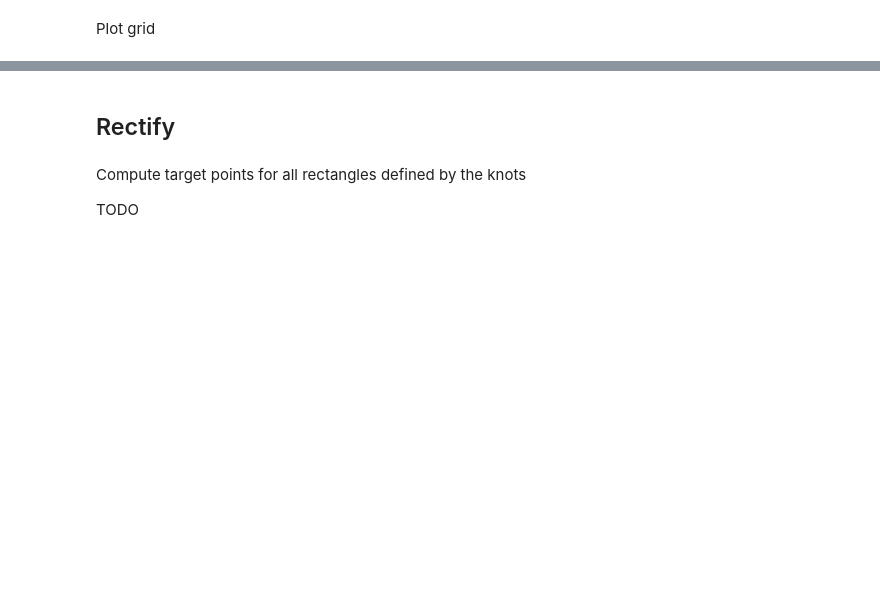
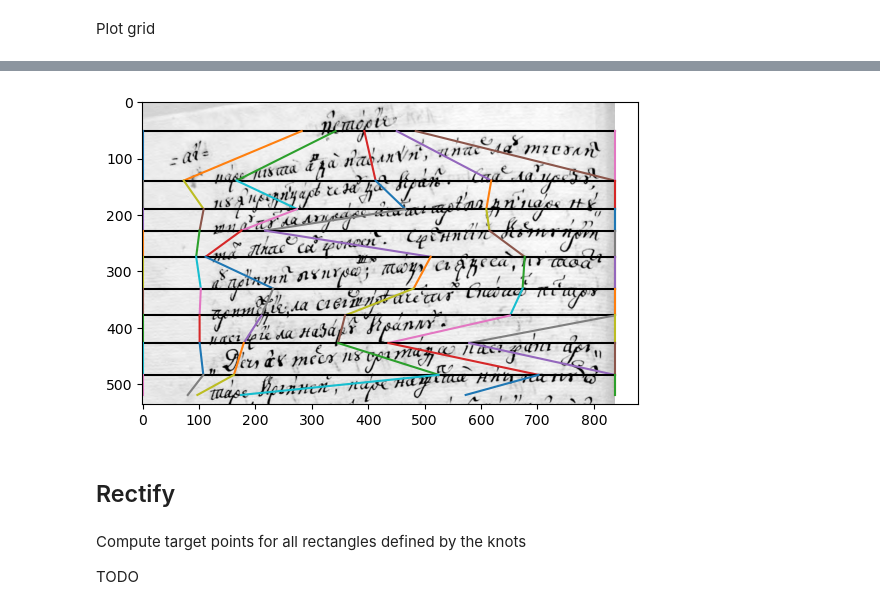
Before and after one commit to nikcleju/RowRectification, a Jupyter notebook: Ideea1_FilterAndRidge.ipynb, the cells around one changed output, grey strips where cells are left out. Saved outputs shown, nothing was run; the diff lists cells and outputs as text; code cells hidden in the pictures; blank space fills up the shorter version.

```diff
--- a/Ideea1_FilterAndRidge.ipynb
+++ b/Ideea1_FilterAndRidge.ipynb
@@ -285,0 +294,20 @@ plt.show()
+# %%
+# Compute target coordinates
+# Horizontal line
+target_knots_y_all = [[knots_y[0]]*len(knots_y)  for knots_y in knots_y_all]
+
+# According to lengths
+ridge_length = []
+for xs, ys in zip(knots_all, knots_y_all):
+     ridge_length.append(sum([np.linalg.norm(np.array(p2)-np.array(p1)) for p1, p2 in pairwise(zip(xs, ys))]))
+ridge_length
+
+ridge_cum_length = []
+for xs, ys in zip(knots_all, knots_y_all):
+     # Prepend 0, gets lots because of pairwise()
+     ridge_cum_length.append(np.cumsum([0] + [np.linalg.norm(np.array(p2)-np.array(p1)) for p1, p2 in pairwise(zip(xs, ys))]))
+ridge_cum_length
+
+target_length = I.shape[1]
+target_knots_x_all = [cumlen / totallen * target_length for cumlen,totallen in zip(ridge_cum_length, ridge_length)]
+target_knots_x_all
@@ -286,3 +335,18 @@ plt.show()
+# %%
+If4 = np.copy(I)
+plt.imshow(If4, cmap='gray')
+
+for k in range(len(target_knots_x_all)-1):
+    plt.plot([0, If4.shape[1]],[target_knots_y_all[k][0], target_knots_y_all[k][0]], 'k')
+    for i in range(7):
+        #plt.plot([knots_y_all[k][i], knots_y_all[k+1][i]],[knots_all[k][i], knots_all[k+1][i]])
+        plt.plot([target_knots_x_all[k][i], target_knots_x_all[k+1][i]],[target_knots_y_all[k][i], target_knots_y_all[k+1][i]])
+        #print([knots_all[k][i], knots_all[k+1][i]])
+        #print([knots_y_all[k][i], knots_y_all[k+1][i]])
+
+plt.show()
+# %% [output]
+[figure, added]
 # %% [markdown]
 ## Rectify
 # %% [markdown]
```
Also changed, not shown: parts of 11 cells of this notebook, 4 other files.
